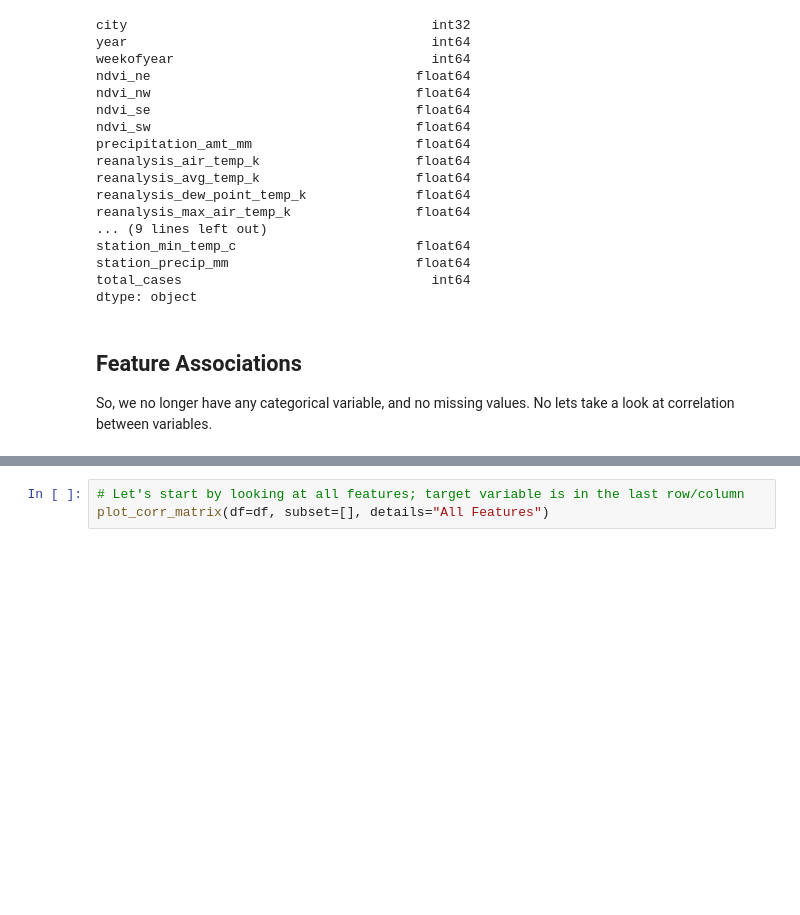
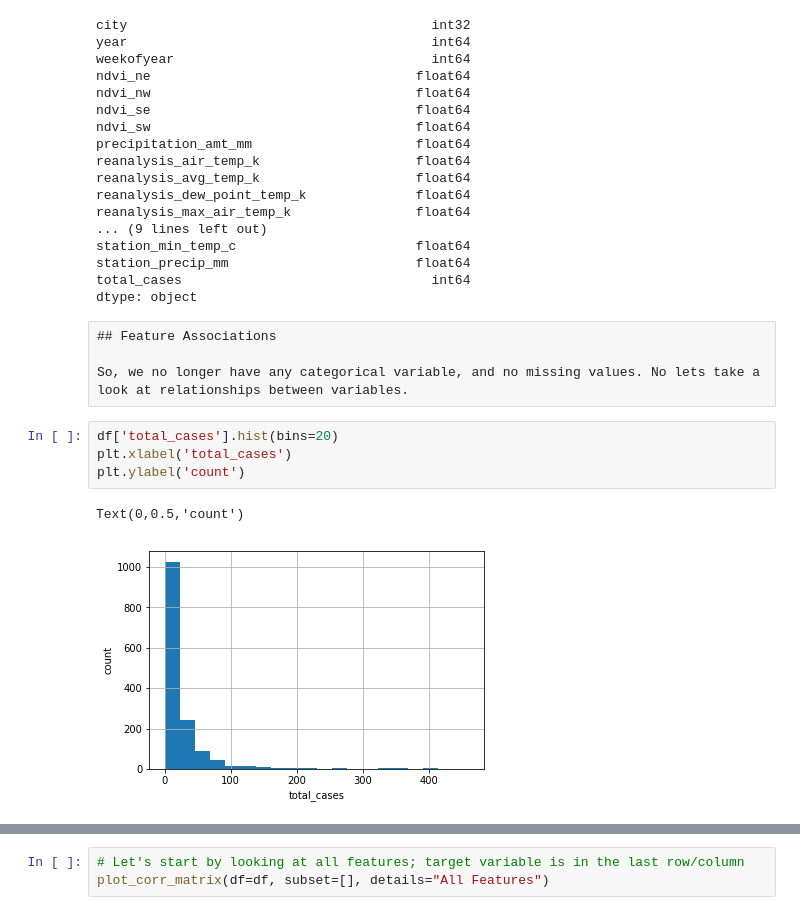
Before and after one commit to ewellsgray/data_science, a Jupyter notebook: dengue/dengue_predict.ipynb, the cells around one changed output, grey strips where cells are left out. Drawn from its saved outputs; the diff is of its cells as text; blank space fills up the shorter version.

```diff
--- a/dengue/dengue_predict.ipynb
+++ b/dengue/dengue_predict.ipynb
@@ -224,7 +226,14 @@ station_min_temp_c                       float64
 station_precip_mm                        float64
 total_cases                                int64
 dtype: object
-# %% [markdown]
-## Feature Associations
-
-So, we no longer have any categorical variable, and no missing values. No lets take a look at correlation between variables.
+# %% [raw]
+## Feature Associations
+
+So, we no longer have any categorical variable, and no missing values. No lets take a look at relationships between variables.
+# %%
+df['total_cases'].hist(bins=20)
+plt.xlabel('total_cases')
+plt.ylabel('count')
+# %% [output]
+Text(0,0.5,'count')
+[figure, added]
```
Also changed, not shown: parts of 63 cells of this notebook.
